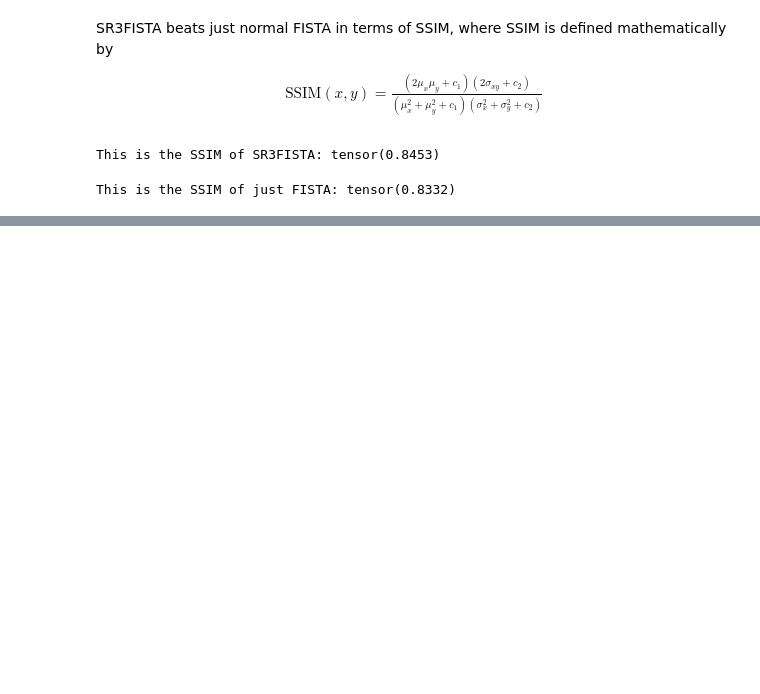
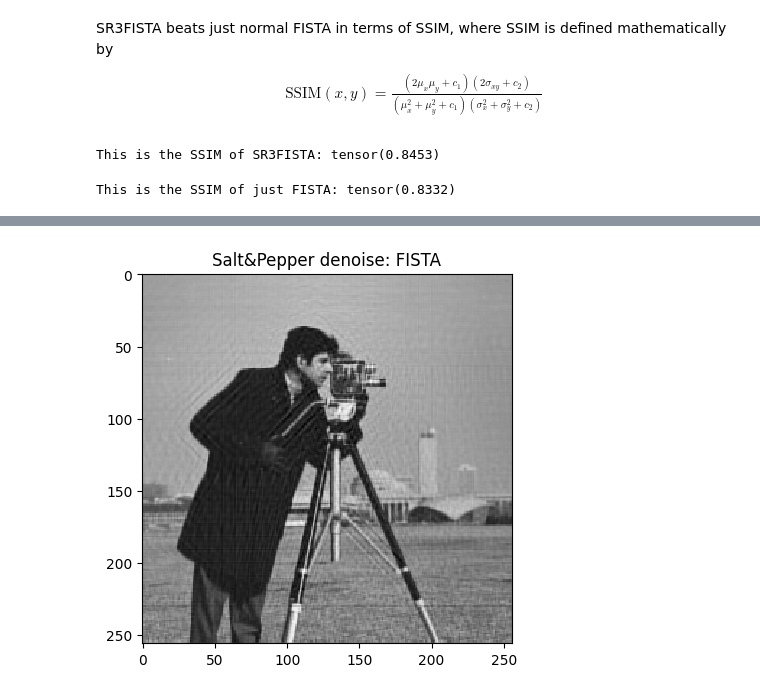
Before and after one commit to abjohnson117/Image-Deblur-SR3, a Jupyter notebook: sr3_attempts.ipynb, the cells around one changed output, grey strips where cells are left out. Cells and saved outputs as stored; diff of their text form; code cells hidden in the pictures; blank space fills up the shorter version.

```diff
--- a/sr3_attempts.ipynb
+++ b/sr3_attempts.ipynb
@@ -587,0 +608,5 @@ This is the SSIM of just FISTA: tensor(0.8332)
+# %%
+salt_img_1 = blur_operator_torch(org_to_denoise_tensor)
+# salt_img_1 = salt_paper_noise(salt_img_1)
+# salt_img = salt_img_1.flatten(start_dim=0, end_dim=1)
+plt.imshow(salt_img_1.view(m,m),interpolation="nearest",cmap=plt.cm.gray)
@@ -587,0 +616,31 @@ This is the SSIM of just FISTA: tensor(0.8332)
+# %%
+from operators import evals_blur, fspecial
+L = evals_blur(ret_torch=False)[0]*2
+Linv = 1/L
+k_PG = 0
+k_FISTA = 0
+max_iter = 200
+x_init = torch.ones(m**2)
+y0 = x_init.clone()
+t = 1
+lam = 2e-5
+# %%
+def prox_op_torch_l1(x,lambd):
+    c = wavelet_op1d_torch(x)
+    d = torch.sign(c[0]) * torch.relu(torch.abs(c[0]) - lambd)
+    e = wavelet_inverse_torch(d,c[1])
+    return e
+
+def gen_function(x,b):
+    Ax = blur_operator_torch(x)
+    w = Ax - b
+    return (torch.linalg.norm(w)**2)
+
+def g(lam,x):
+    return lam*torch.linalg.norm(wavelet_op1d_torch(x)[0], ord=1)
+# %%
+y_sp, start, end, step_sizes, function_values = FISTA(x_init, y0, salt_img_1, t, k_FISTA, max_iter, lam, Linv, prox_op_torch_l1, gen_function,g,True)
+# %%
+FISTA_plot(y_sp,m,"Salt&Pepper denoise: FISTA")
+# %% [output]
+[figure, added]
```
Also changed, not shown: parts of 6 cells of this notebook.
